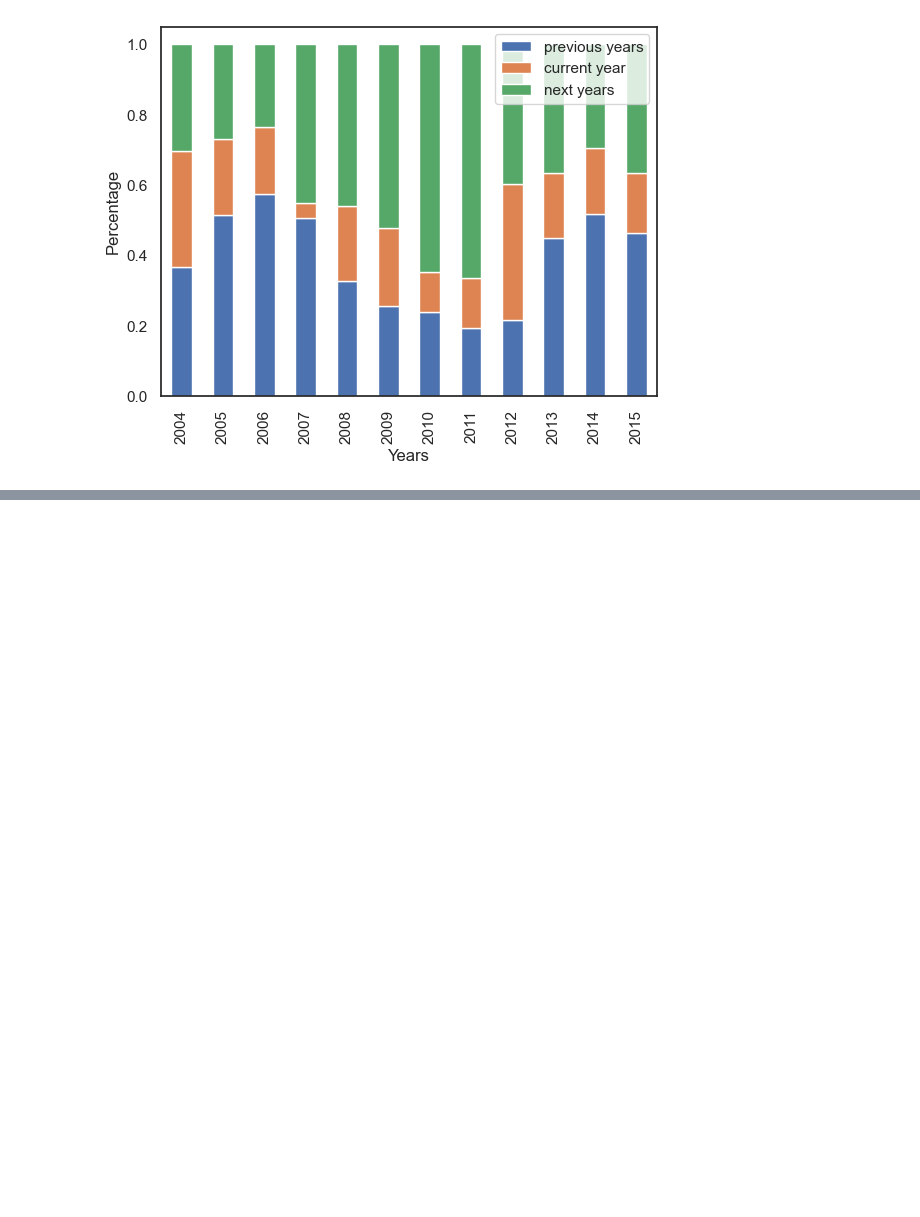
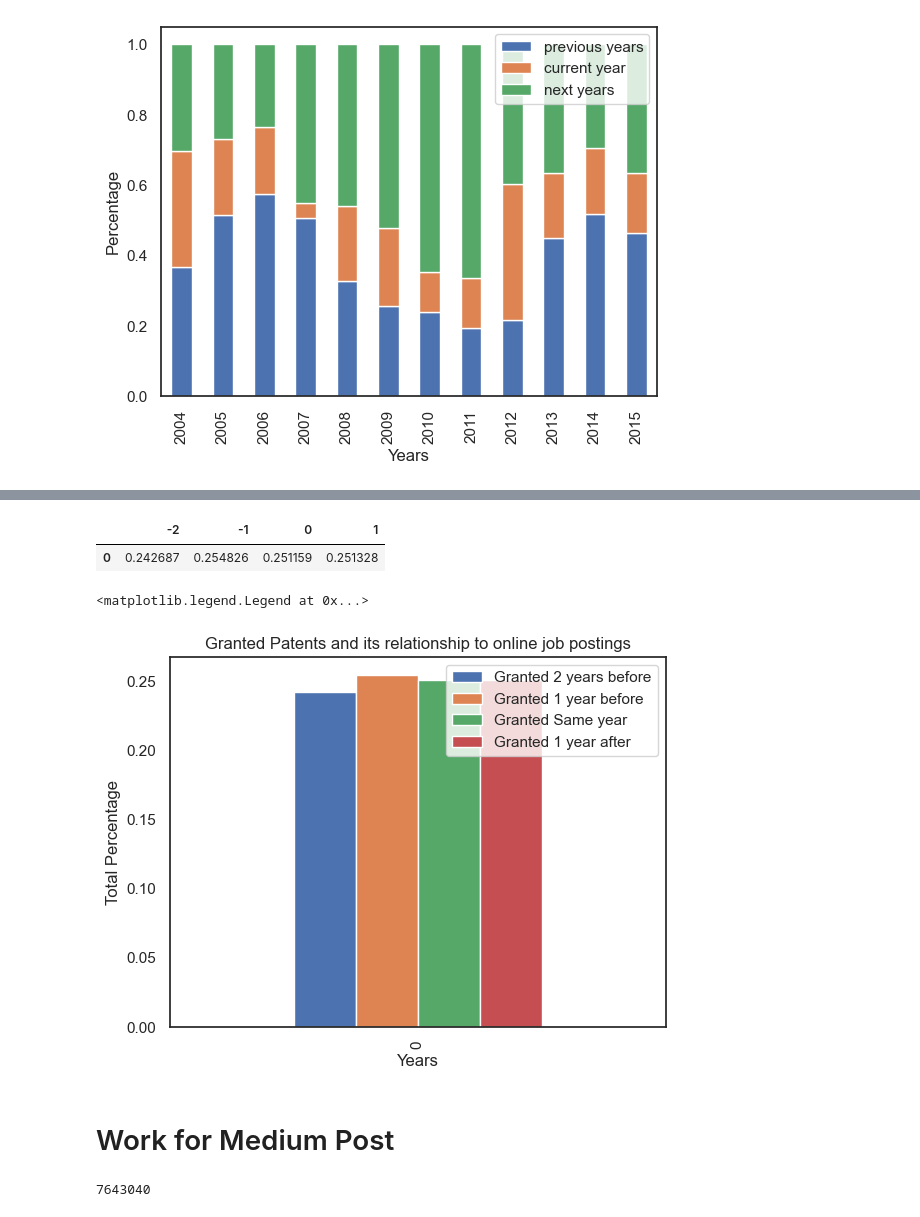
Before and after one commit to emoral435/JupyterPatents, a Jupyter notebook: JobEmbeddings/Job Word Embeddings.ipynb, the cells around one changed output, grey strips where cells are left out. Saved outputs shown, nothing was run; the diff lists cells and outputs as text; code cells hidden in the pictures; blank space fills up the shorter version.

Commit message:
Working on Medium Post in tandum with getting plots for the post

```diff
--- a/JobEmbeddings/Job Word Embeddings.ipynb
+++ b/JobEmbeddings/Job Word Embeddings.ipynb
@@ -396,0 +399,4 @@ ax.set(xlabel="Years", ylabel="Percentage")
+# %%
+patent_job_simalarity = pd.read_pickle("cos_count.pkl")
+patent_job_simalarity.index.name = "Years"
+patent_job_simalarity
@@ -396,0 +418,24 @@ ax.set(xlabel="Years", ylabel="Percentage")
+# %%
+total = 0
+for column in patent_job_simalarity:
+    total += patent_job_simalarity[column].sum()
+ttl_rptnt_crltn = pd.DataFrame(index =[0])
+for column in patent_job_simalarity:
+    ttl_rptnt_crltn[column] = patent_job_simalarity[column].sum() / total
+ttl_rptnt_crltn
+# %% [output]
+|  | -2 | -1 | 0 | 1 |
+| 0 | 0.242687 | 0.254826 | 0.251159 | 0.251328 |
+# %%
+ax = ttl_rptnt_crltn.plot.bar(title="Granted Patents and its relationship to online job postings")
+ax.set(xlabel="Years", ylabel="Total Percentage")
+ax.legend(["Granted 2 years before", "Granted 1 year before", "Granted Same year", "Granted 1 year after"])
+# %% [output]
+<matplotlib.legend.Legend at 0x...>
+[figure, added]
+# %% [markdown]
+# Work for Medium Post
+# %%
+len(df_patent)
+# %% [output]
+7643040
```
Also changed, not shown: parts of 5 cells of this notebook, 1 other file.
